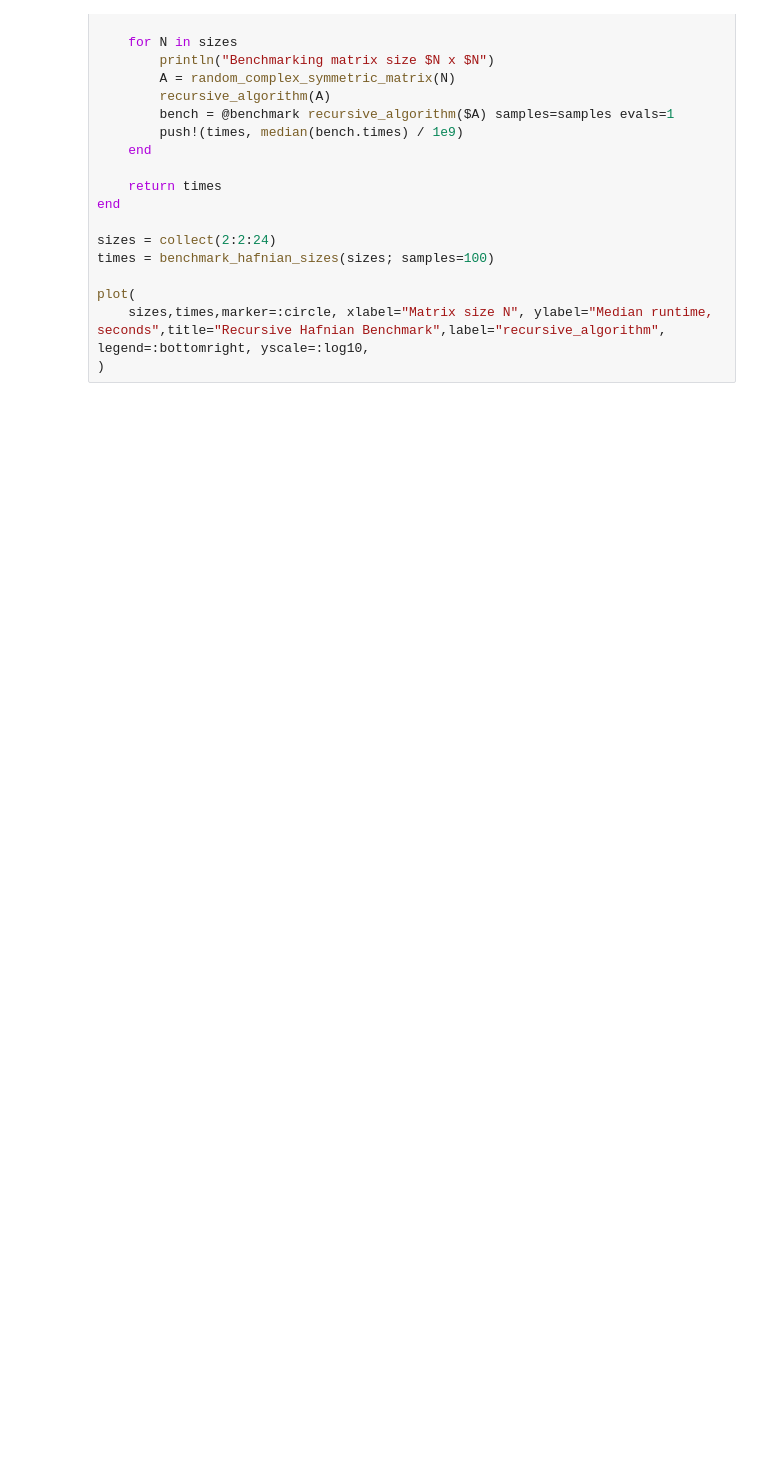
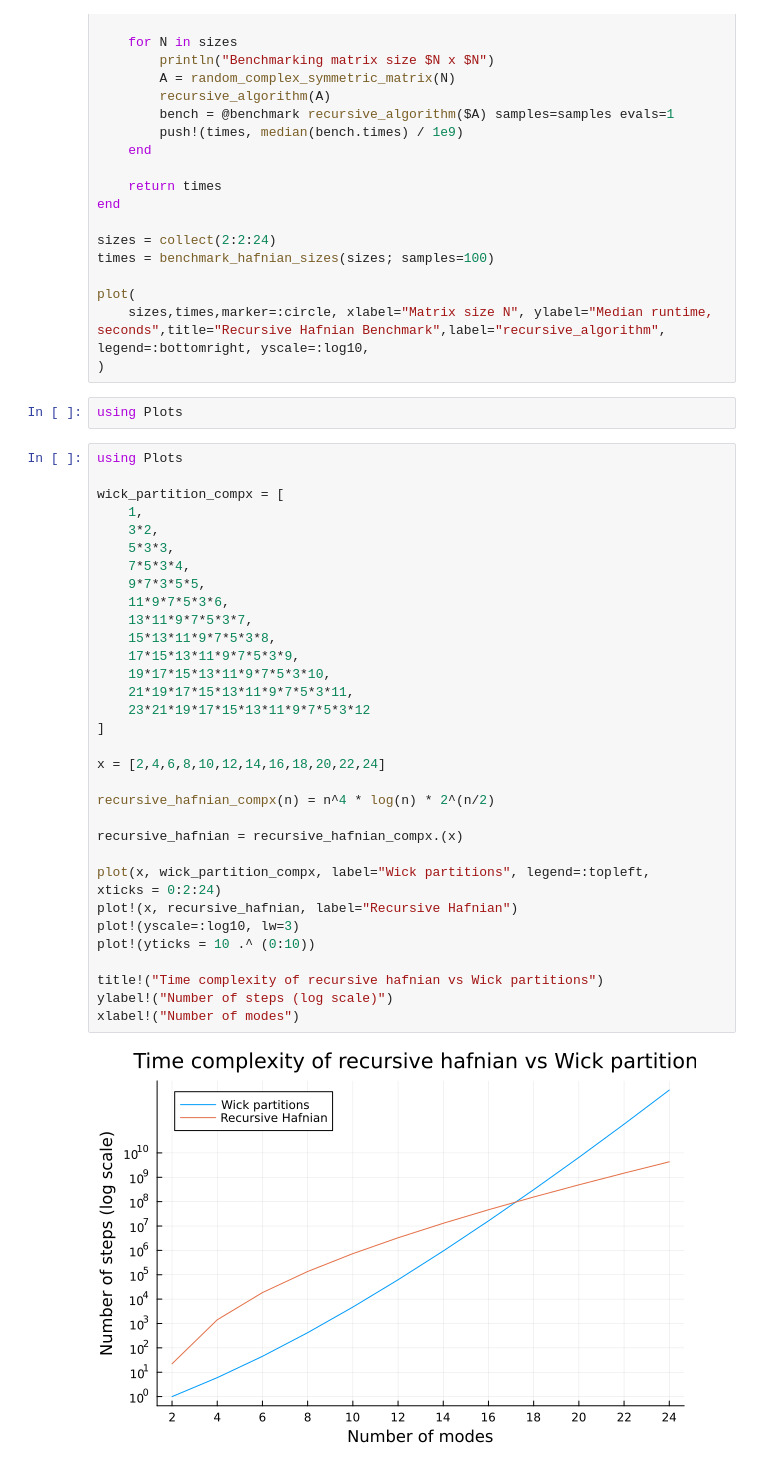
Before and after one commit to QuantumSavory/Genqo.jl, a Jupyter notebook: docs/tutorial/hybrid_model_jl copy.ipynb, the cells around one changed output. Cells and saved outputs as stored; diff of their text form; blank space fills up the shorter version.

Commit message:
recursive hafnian

```diff
--- a/docs/tutorial/hybrid_model_jl copy.ipynb
+++ b/docs/tutorial/hybrid_model_jl copy.ipynb
@@ -433,3 +410,39 @@ times = benchmark_hafnian_sizes(sizes; samples=100)
 plot(
     sizes,times,marker=:circle, xlabel="Matrix size N", ylabel="Median runtime, seconds",title="Recursive Hafnian Benchmark",label="recursive_algorithm", legend=:bottomright, yscale=:log10,
 )
+# %%
+using Plots
+# %%
+using Plots
+
+wick_partition_compx = [
+    1,
+    3*2,
+    5*3*3,
+    7*5*3*4,
+    9*7*3*5*5,
+    11*9*7*5*3*6,
+    13*11*9*7*5*3*7,
+    15*13*11*9*7*5*3*8,
+    17*15*13*11*9*7*5*3*9,
+    19*17*15*13*11*9*7*5*3*10,
+    21*19*17*15*13*11*9*7*5*3*11,
+    23*21*19*17*15*13*11*9*7*5*3*12
+]
+
+x = [2,4,6,8,10,12,14,16,18,20,22,24]
+
+recursive_hafnian_compx(n) = n^4 * log(n) * 2^(n/2)
+
+recursive_hafnian = recursive_hafnian_compx.(x)
+
+plot(x, wick_partition_compx, label="Wick partitions", legend=:topleft,    xticks = 0:2:24)
+plot!(x, recursive_hafnian, label="Recursive Hafnian")
+plot!(yscale=:log10, lw=3)
+plot!(yticks = 10 .^ (0:10))
+
+title!("Time complexity of recursive hafnian vs Wick partitions")
+ylabel!("Number of steps (log scale)")
+xlabel!("Number of modes")
+# %% [output]
+[figure, added]
```
Also changed, not shown: parts of 2 cells of this notebook, 3 other files.
